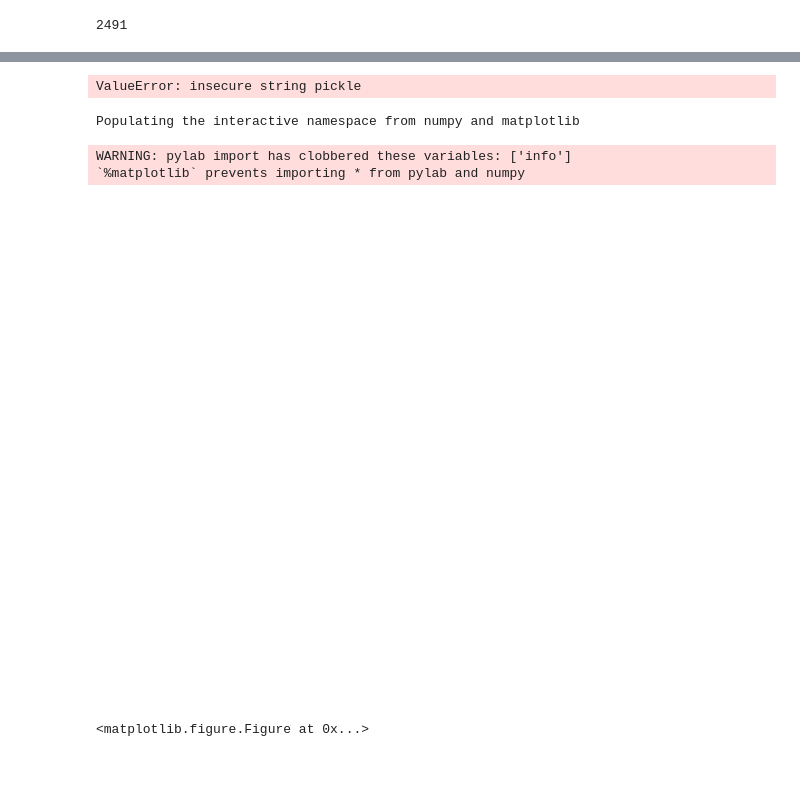
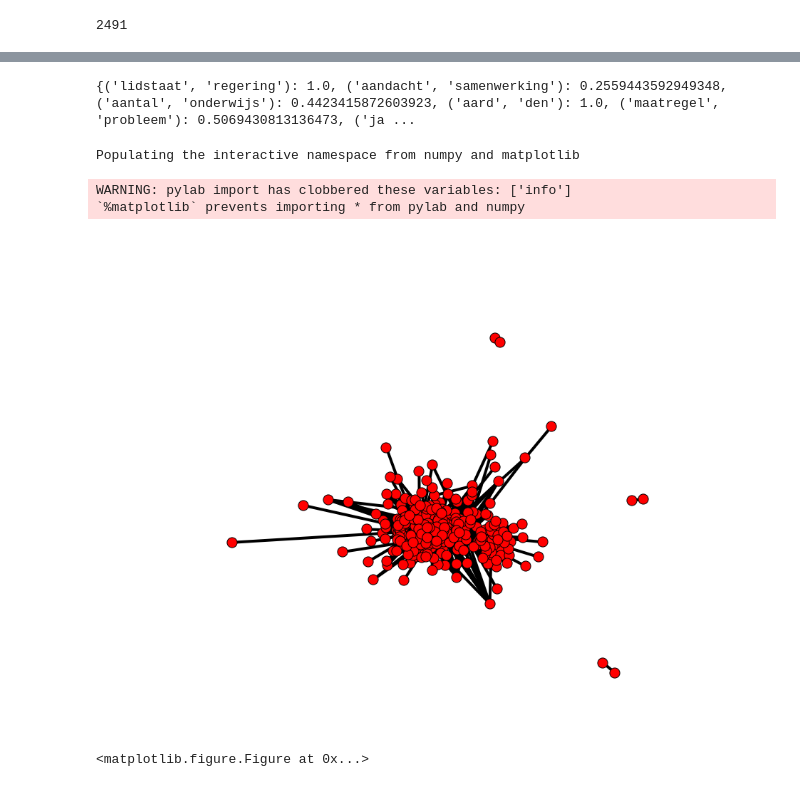
Before and after one commit to ndevisscher/Scriptie, a Jupyter notebook: Netwerkbuilding.ipynb, the cells around one changed output, grey strips where cells are left out. Saved outputs shown, nothing was run; the diff lists cells and outputs as text; code cells hidden in the pictures.

```diff
--- a/Netwerkbuilding.ipynb
+++ b/Netwerkbuilding.ipynb
@@ -234,0 +281,4 @@ Wall time: 3h 10min 54s
+# %%
+print netwerkDict
+# %% [output]
+{('lidstaat', 'regering'): 1.0, ('aandacht', 'samenwerking'): 0.2559443592949348, ('aantal', 'onderwijs'): 0.4423415872603923, ('aard', 'den'): 1.0, ('maatregel', 'probleem'): 0.5069430813136473, ('ja ...
@@ -238,8 +298,6 @@ pickle.dump( netwerkDict, open( "netwerkFull.p", "wb" ) )
 # %%
 #Openen van een opgeslagen dictionary vanuit pickle
-netwerkDict = pickle.load( open( "netwerk.p", "rb" ) )
+netwerkDict = pickle.load( open( "netwerkFull.txt", "rb" ) )
-# %% [output]
-ValueError: insecure string pickle
 # %%
 '''Vergroten van de graphs zodat ze duidelijker zijn'''
 %pylab inline
@@ -251,24 +309,24 @@ WARNING: pylab import has clobbered these variables: ['info']
 # %%
 '''Creeëren van de weighted graph vanuit de gevonden similarity scores'''
 G = nx.Graph()
 for item in netwerkDict:
     G.add_edge(item[0],item[1],weight=netwerkDict[item])
 
 pos=nx.spring_layout(G) # positions for all nodes
 
 # nodes
 nx.draw_networkx_nodes(G,pos,node_size=200)
 
 # edges
 nx.draw_networkx_edges(G,pos, width=4)
 
 # labels
-nx.draw_networkx_labels(G,pos,font_size=10,font_family='sans-serif')
+#nx.draw_networkx_labels(G,pos,font_size=10,font_family='sans-serif')
 
 plt.axis('off')
 plt.savefig("weighted_graph.png") # save as png
 plt.figure(figsize=(1000,1000))
 plt.show() # display
 # %% [output]
-[figure, old version]
+[figure, new version]
 <matplotlib.figure.Figure at 0x...>
```
Also changed, not shown: parts of 9 cells of this notebook, 3 other files.
